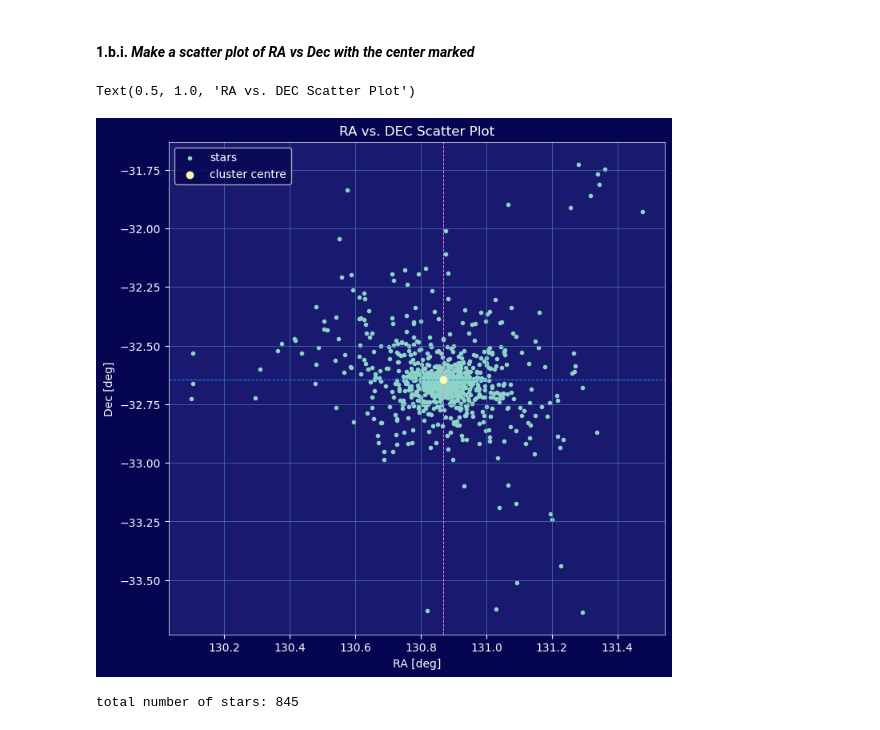
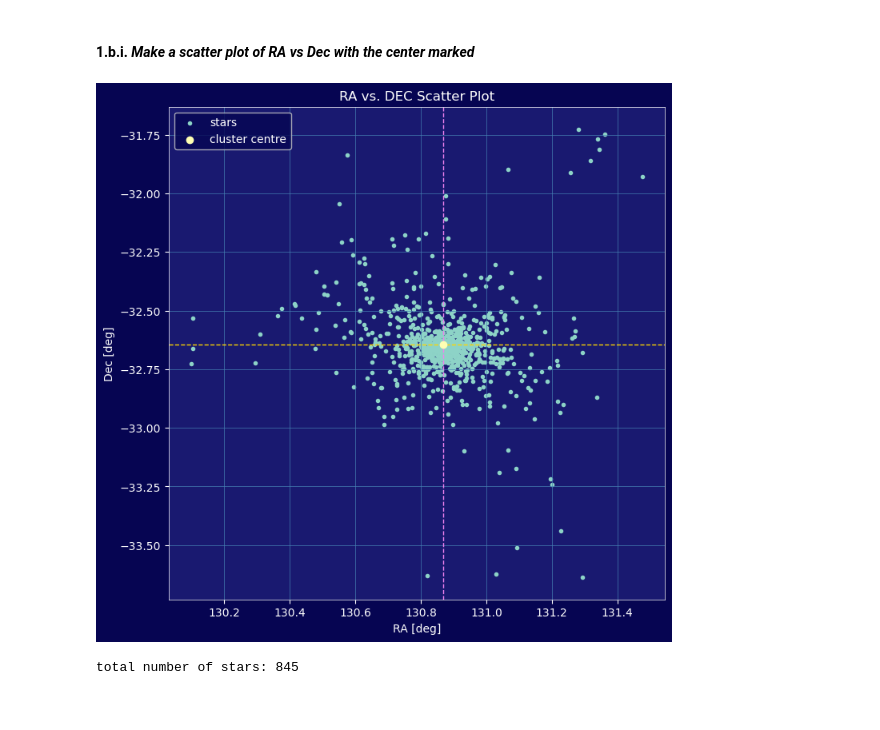
Before and after one commit to lea-y01/phys_stats, a Jupyter notebook: assignments/assignment_2/assignment2_V1.ipynb, the cells around one changed output. Drawn from its saved outputs; the diff is of its cells as text; code cells hidden in the pictures.

```diff
--- a/assignments/assignment_2/assignment2_V1.ipynb
+++ b/assignments/assignment_2/assignment2_V1.ipynb
@@ -202,29 +206,50 @@ angular separations series: [0.0012498533549229794, 0.0011131507274003917, 0.000
 845 rows × 3 columns
 # %% [markdown]
 #### 1.b.i. *Make a scatter plot of RA vs Dec with the center marked*
-# %%
-plt.figure(figsize = (8,8))
-plt.scatter(my_cluster['RAdeg'], my_cluster['DEdeg'], marker = '.', label = 'stars')
-plt.axvline(sph_center[0], ls = 'dashed', lw = 0.7, color = 'violet')
-plt.axhline(sph_center[1], ls = 'dashed', lw = 0.7, color = 'dodgerblue')
-plt.scatter(sph_center[0], sph_center[1], label = 'cluster centre', zorder=3)
-plt.xlabel('RA [deg]')
-plt.ylabel('Dec [deg]')
-plt.legend()
-plt.title('RA vs. DEC Scatter Plot')
-
-# plt.figure(figsize = (8,8))
-# plt.scatter(my_cluster['DEdeg'], my_cluster['RAdeg'], marker = '.', label = 'stars')
-# plt.axhline(sph_center[0], ls = 'dashed', lw = 0.7, color = 'violet')
-# plt.axvline(sph_center[1], ls = 'dashed', lw = 0.7, color = 'dodgerblue')
-# plt.scatter(sph_center[1], sph_center[0], label = 'cluster centre', zorder=3)
-# plt.ylabel('RA [deg]')
-# plt.xlabel('Dec [deg]')
-# plt.legend()
-# plt.title('DEC vs. RA Scatter Plot')
-# %% [output]
-Text(0.5, 1.0, 'RA vs. DEC Scatter Plot')
-[figure, removed]
+# %%
+def plot_my_cluster(plotsize, units):
+    """
+    plots my cluster in degrees or arcminutes because I wanted to look at it later
+    and the analysis is based on radial projection in arcminutes
+    inputs: plot dimensions (figsize), units = 'deg' or 'arcmin'
+    outputs: the scatter plot of my cluster in either degrees or arcminutes
+    ** be sure to set the function equal to an object, otherwise it prints the plot twice
+    """
+    cluster_plot, ax = plt.subplots(figsize = plotsize)
+    if units == 'deg':
+        ax.scatter(my_cluster['RAdeg'], my_cluster['DEdeg'], marker = '.', label = 'stars')
+        ax.axvline(sph_center[0], ls = 'dashed', lw = 1, color = 'violet')
+        ax.axhline(sph_center[1], ls = 'dashed', lw = 1, color = 'gold')
+        ax.scatter(sph_center[0], sph_center[1], label = 'cluster centre', zorder=3)
+        ax.set_xlabel('RA [deg]')
+        ax.set_ylabel('Dec [deg]')
+        ax.legend()
+        ax.set_title('RA vs. DEC Scatter Plot')
+
+    elif units == 'arcmin':
+        ax.scatter(60*my_cluster['RAdeg'], 60*my_cluster['DEdeg'], marker = '.', label = 'stars')
+        ax.axvline(60*sph_center[0], ls = 'dashed', lw = 1, color = 'violet')
+        ax.axhline(60*sph_center[1], ls = 'dashed', lw = 1, color = 'gold')
+        ax.scatter(60*sph_center[0], 60*sph_center[1], label = 'cluster centre', zorder=3)
+        ax.set_xlabel('RA [arcmin]')
+        ax.set_ylabel('Dec [arcmin]')
+        ax.legend()
+        ax.set_title('RA vs. DEC Scatter Plot')
+
+        # --- grid + ticks ---
+        ax.xaxis.set_major_locator(MultipleLocator(10))
+        ax.yaxis.set_major_locator(MultipleLocator(10))
+
+        ax.grid(which='major', linestyle='-', linewidth=0.6, alpha=0.6)
+        ax.grid(which='minor', linestyle=':', linewidth=0.4, alpha=0.4)
+
+        ax.ticklabel_format(style='sci', axis='both', scilimits=(-2,2))
+
+    return cluster_plot
+# %%
+plot_deg = plot_my_cluster((8,8), 'deg')
+# %% [output]
+[figure, added]
 # %%
 print(f'total number of stars: {len(my_cluster)}')
 # %% [output]
```
Also changed, not shown: parts of 24 cells of this notebook.
